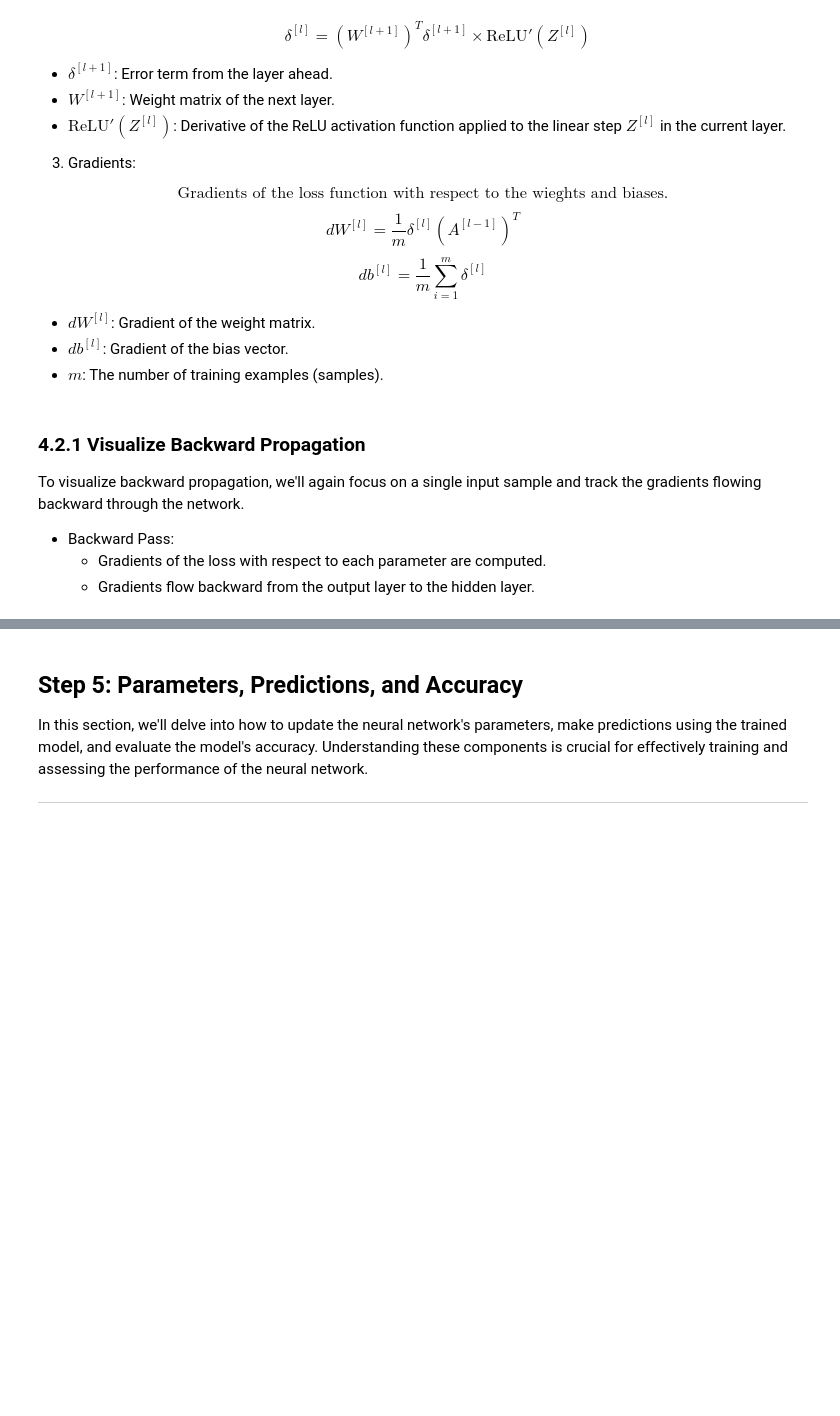
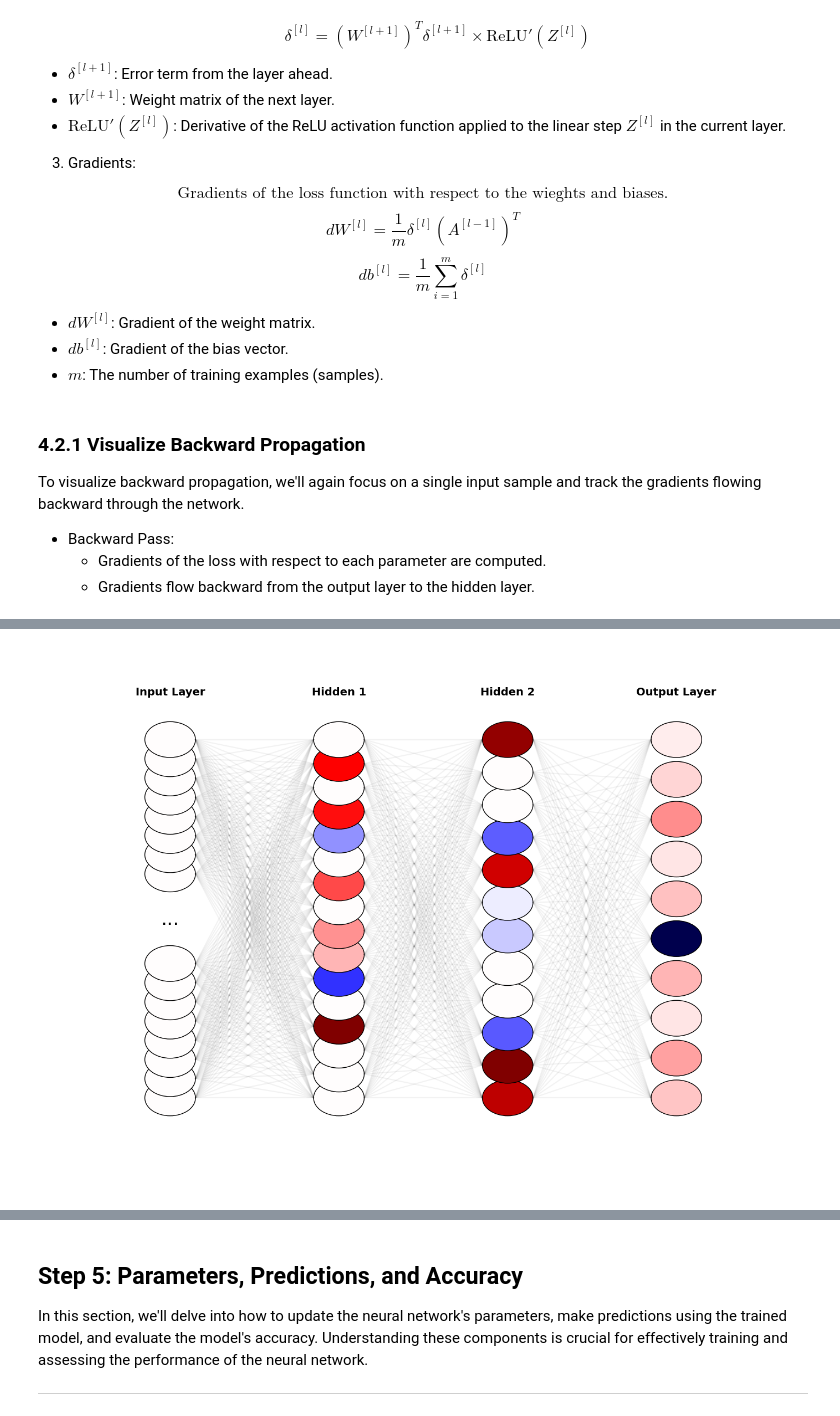
Before and after one commit to dinosaur-oatmeal/MNIST-Walkthrough, a Jupyter notebook: MNIST-Walkthrough.ipynb, the cells around one changed output, grey strips where cells are left out. Saved outputs shown, nothing was run; the diff lists cells and outputs as text; code cells hidden in the pictures; blank space fills up the shorter version.

```diff
--- a/MNIST-Walkthrough.ipynb
+++ b/MNIST-Walkthrough.ipynb
@@ -853,0 +818,99 @@ Gradients are visualized, but the network isn't trained yet!
+# %%
+def draw_neural_network_with_gradients(layer_dims, gradients=None, max_display=16):
+    """
+    Draws a neural network and visualizes gradients (dW) using a diverging color map.
+
+    Arguments:
+    layer_dims -- list of ints, number of neurons in each layer.
+    gradients -- list of numpy arrays (dW) from backprop (optional).
+    max_display -- max number of neurons per layer to display.
+    """
+    total_layers = len(layer_dims)
+    fig, ax = plt.subplots(figsize=(14, 10))
+    ax.set_xlim(0, 12)
+    ax.set_ylim(0, 12)
+    ax.axis('off')
+
+    neuron_size = 0.4
+    x_positions = np.linspace(2, 10, total_layers)
+    layers = []
+
+    # Positioning neurons
+    def generate_layer_positions(x, n):
+        if n > max_display:
+            half = max_display // 2
+            ys = np.linspace(2, 5, half).tolist() + np.linspace(7, 10, half).tolist()
+        else:
+            ys = np.linspace(2, 10, n)
+        return [(x, y) for y in ys]
+
+    # Color mapping based on gradient magnitude/direction
+    def get_color(val):
+        norm = plt.Normalize(-1, 1)
+        cmap = plt.cm.seismic
+        return cmap(norm(val))
+
+    # Build neuron positions
+    for i, n in enumerate(layer_dims):
+        layers.append(generate_layer_positions(x_positions[i], n))
+
+    # Compute per-neuron gradient intensity from dW
+    gradient_vals = [np.zeros(n) for n in layer_dims]
+    if gradients:
+        for l in range(len(gradients)):
+            dw = gradients[l]  # Shape: (current_layer_size, prev_layer_size)
+            # Average gradient for each neuron (row)
+            grads = np.mean(dw, axis=1)
+            max_val = np.max(np.abs(grads)) or 1  # avoid divide by 0
+            gradient_vals[l + 1] = grads / max_val  # normalize to [-1, 1]
+
+    # Draw neurons with gradient-based coloring
+    for i, layer in enumerate(layers):
+        for j, (x, y) in enumerate(layer):
+            color = 'lightgray'
+            if gradients and i < len(gradient_vals):
+                g_val = gradient_vals[i][j] if j < len(gradient_vals[i]) else 0
+                color = get_color(g_val)
+            circle = patches.Circle((x, y), neuron_size, fill=True, color=color, ec='k', lw=1)
+            ax.add_patch(circle)
+
+    # Draw connections (static)
+    for i in range(len(layers) - 1):
+        for n1 in layers[i]:
+            for n2 in layers[i + 1]:
+                ax.plot([n1[0] + 0.4, n2[0] - 0.4], [n1[1], n2[1]], 'k-', alpha=0.05)
+
+    # Add ellipsis for hidden neurons
+    for i, layer in enumerate(layers):
+        if layer_dims[i] > max_display:
+            ax.text(x_positions[i], 6, '...', fontsize=25, ha='center', va='center', color='black')
+
+    # Layer labels
+    labels = ['Input Layer'] + [f'Hidden {i}' for i in range(1, total_layers - 1)] + ['Output Layer']
+    for i, label in enumerate(labels):
+        ax.text(x_positions[i], 11, label, ha='center', fontsize=14, fontweight='bold')
+
+    plt.tight_layout()
+    plt.show()
+
+# Sample index to compute
+sample_index = 42
+
+# Initialize the weights and biases for the network
+weights, biases = initialize_parameters(layer_dims)
+
+# Select a sample from the test set
+x_sample = x_test[:, sample_index].reshape(-1, 1)  # Reshape the input sample to (784, 1)
+y_sample = y_test[sample_index]
+
+# Forward and backward pass for one sample
+_, cache = forward_propagation(x_sample, weights, biases)
+gradients = back_propagation(np.array([y_sample]), cache, weights)
+
+# Draw network where color = average dW per neuron
+draw_neural_network_with_gradients(layer_dims, gradients=gradients['dw'])
+
+# Since the network is not yet trained, the gradients are random
+print("Gradients are visualized, but the network isn't trained yet!")
+# %% [output]
+[figure, added]
```
Also changed, not shown: parts of 13 cells of this notebook.
